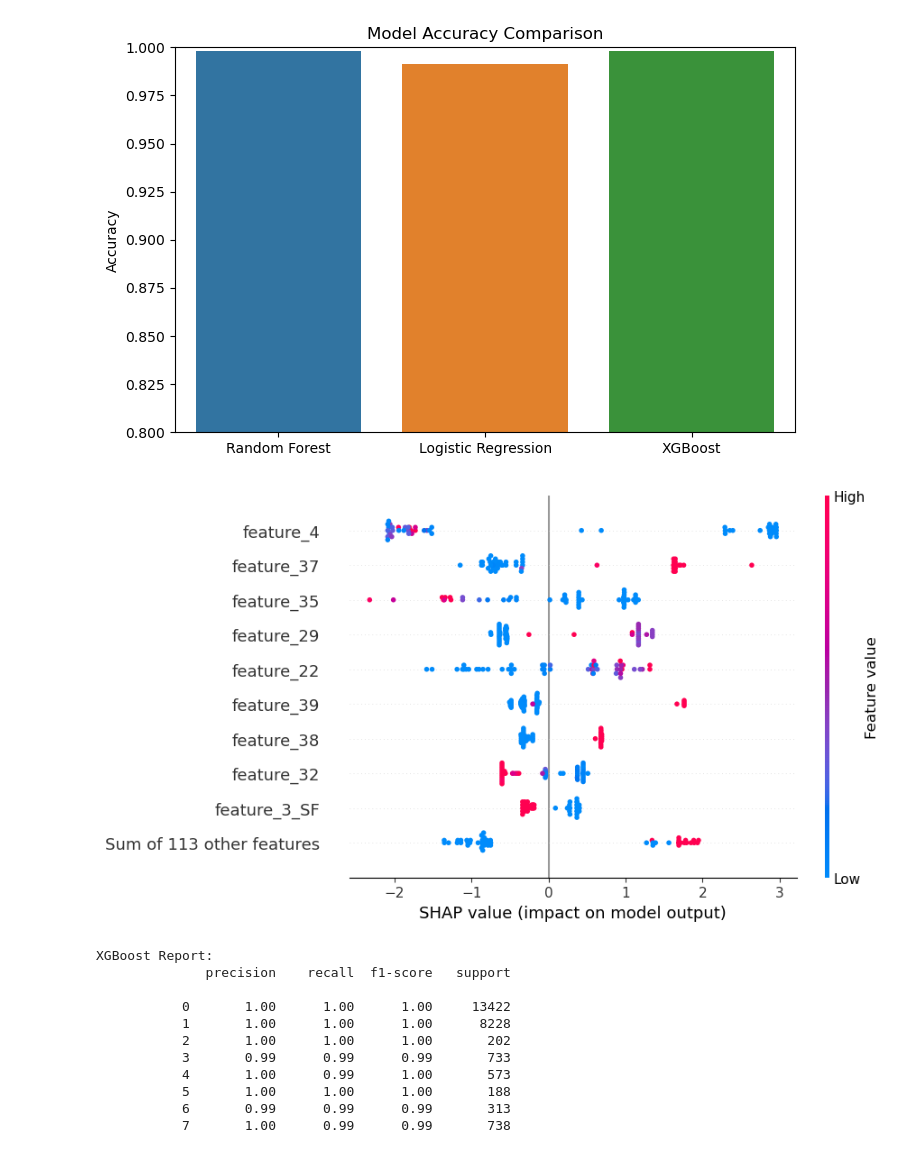
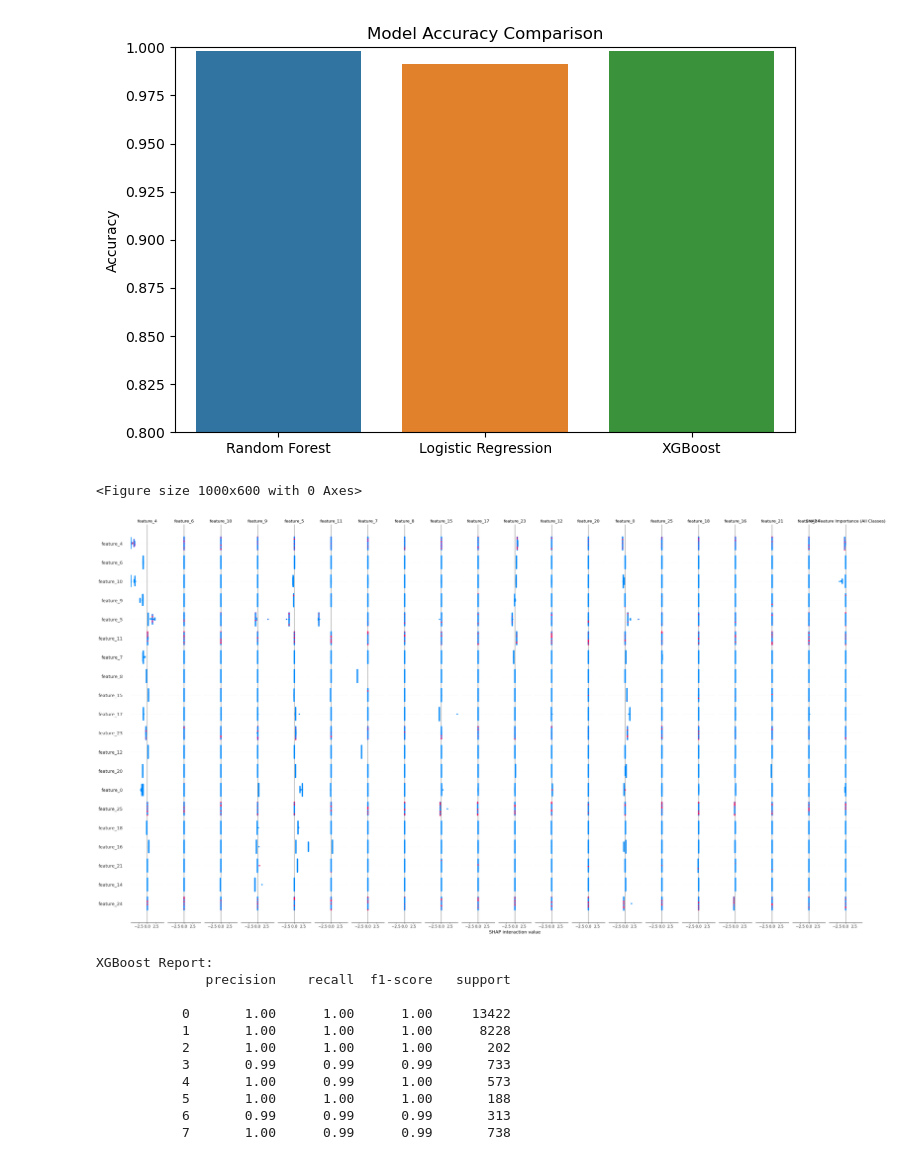
Before and after one commit to Abhranil2003/Threat-Detection-AI, a Jupyter notebook: notebooks/03_model_prototyping.ipynb, the cells around one changed output. Drawn from its saved outputs; the diff is of its cells as text; code cells hidden in the pictures.

```diff
--- a/notebooks/03_model_prototyping.ipynb
+++ b/notebooks/03_model_prototyping.ipynb
@@ -232,14 +232,25 @@ plt.show()
 # %%
 import shap
 
-# Use a small subset to avoid performance issues
-explainer = shap.Explainer(xgb, X_train[:100])
-shap_values = explainer(X_test[:50])
+# Use TreeExplainer specifically for XGBoost
+explainer = shap.TreeExplainer(xgb)
+shap_values = explainer.shap_values(X_test[:50])
 
-# Convert SHAP values to expected format for beeswarm
-shap.plots.beeswarm(shap_values[:, :, 1])  # Class 1 explanation
+# Create summary plot for all classes combined
+plt.figure(figsize=(10, 6))
+shap.summary_plot(
+    shap_values,
+    X_test[:50],
+    plot_type="violin",  # Changed from "bar" to "violin" for better multi-class visualization
+    max_display=20,      # Show top 20 features
+    show=False
+)
+plt.title("SHAP Feature Importance (All Classes)")
+plt.tight_layout()
+plt.show()
 # %% [output]
+<Figure size 1000x600 with 0 Axes>
-[figure, old version]
+[figure, new version]
 # %%
 # Train Logistic Regression and generate predictions
 lr = LogisticRegression(max_iter=5000, solver='lbfgs', random_state=42)
```
Also changed, not shown: parts of 1 cell of this notebook.
